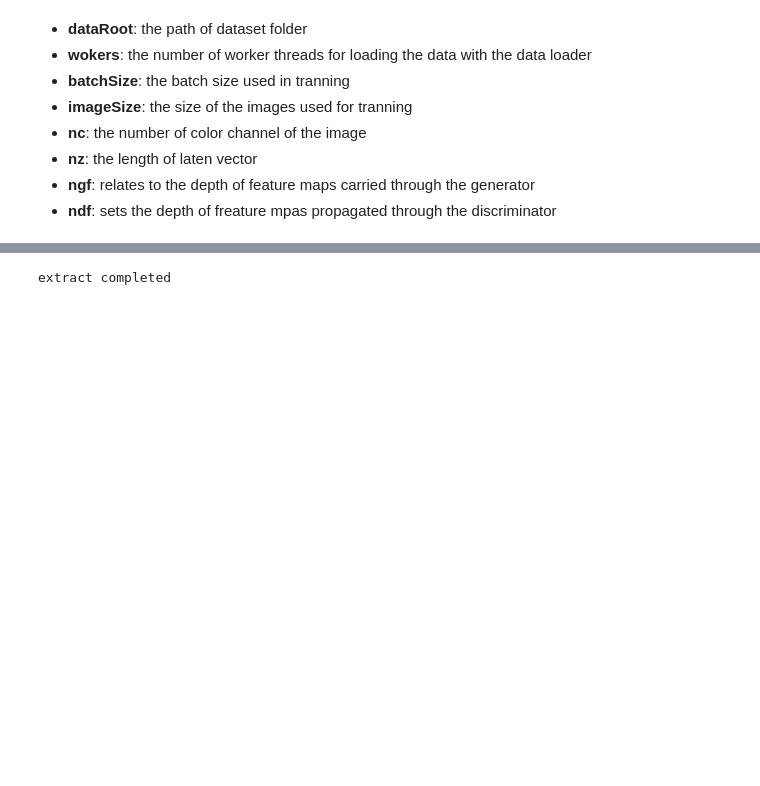
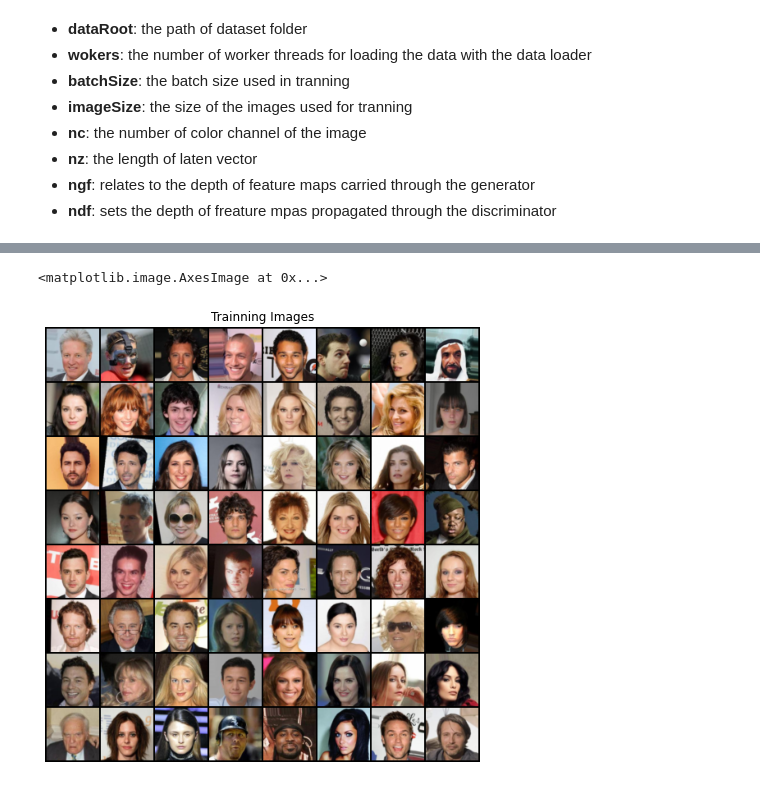
Before and after one commit to KevinFan9729/Generative-Adversarial-Network-Image, a Jupyter notebook: GAN_Celebrity_Face_Generator.ipynb, the cells around one changed output, grey strips where cells are left out. Cells and saved outputs as stored; diff of their text form; code cells hidden in the pictures; blank space fills up the shorter version.

```diff
--- a/GAN_Celebrity_Face_Generator.ipynb
+++ b/GAN_Celebrity_Face_Generator.ipynb
@@ -23,3 +23,8 @@ random.seed(seed)
 torch.manual_seed(seed)
 # %% [output]
 <torch._C.Generator at 0x...>
+# %%
+import os
+dataRoot=os.path.abspath("/content/drive/My Drive/celeba/")
+os.chdir(dataRoot)
+print("the current directory is %s" % dataRoot)
@@ -33,7 +50,6 @@ torch.manual_seed(seed)
 *   **ngf**: relates to the depth of feature maps carried through the generator
 *   **ndf**: sets the depth of freature mpas propagated through the discriminator
 # %%
-dataRoot="E:\ML\celeba\img_align_celeba"
 workers=2
 batchSize=128
 imageSize=64 #64*64 image
@@ -49,8 +62,12 @@ uploaded = files.upload()
 # %%
-dataSet=dset.ImageFolder(root=dataRoot,transform=transforms.Compose([transforms.Resize(imageSize),
+#dataset creation
+dataset=dset.ImageFolder(root=dataRoot,transform=transforms.Compose([transforms.Resize(imageSize),
                                                                      transforms.CenterCrop(imageSize),
                                                                      transforms.ToTensor(),
                                                                      transforms.Normalize((0.5,0.5,0.5),(0.5,0.5,0.5))]))
 #Note, transforms.Normalize((mean),(std)) needs the same number of inputs as the target image/data channel number
 #In this case we are dealing with 3*64*64 RGB images. So the number of channels is 3
+
+print("The Summary of dataset:\n")
+dataset
 # %% [output]
@@ -68,9 +84,0 @@ img_align_celeba/  img_align_celeba.zip
-# %%
-from zipfile import ZipFile
-fileName="img_align_celeba.zip"
-
-with ZipFile(fileName,'r') as zip:
-  zip.extractall()
-  print("extract completed")
-# %% [output]
-extract completed
@@ -82,0 +85,14 @@ unzip(fileName,os.getcwd())
+# %%
+#dataloader Creation
+dataloader=torch.utils.data.DataLoader(dataset=dataset,batch_size=batchSize,shuffle=True,num_workers=workers)
+#determine which device to run
+device=torch.device("cuda:0" if (torch.cuda.is_available() and ngpu>0)else "cpu")#GPU 0
+
+real_batch=next(iter(dataloader))
+plt.figure(figsize=(8,8))#8*8 new figure
+plt.axis("off")
+plt.title("Trainning Images")
+plt.imshow(X=np.transpose(vutils.make_grid(tensor=real_batch[0][64:].to(device),padding=2,normalize=True).cpu(),(1,2,0)))#X=(M, N, 3): an image with RGB values (0-1 float or 0-255 int).
+# %% [output]
+<matplotlib.image.AxesImage at 0x...>
+[figure, added]
```
Also changed, not shown: parts of 9 cells of this notebook.
